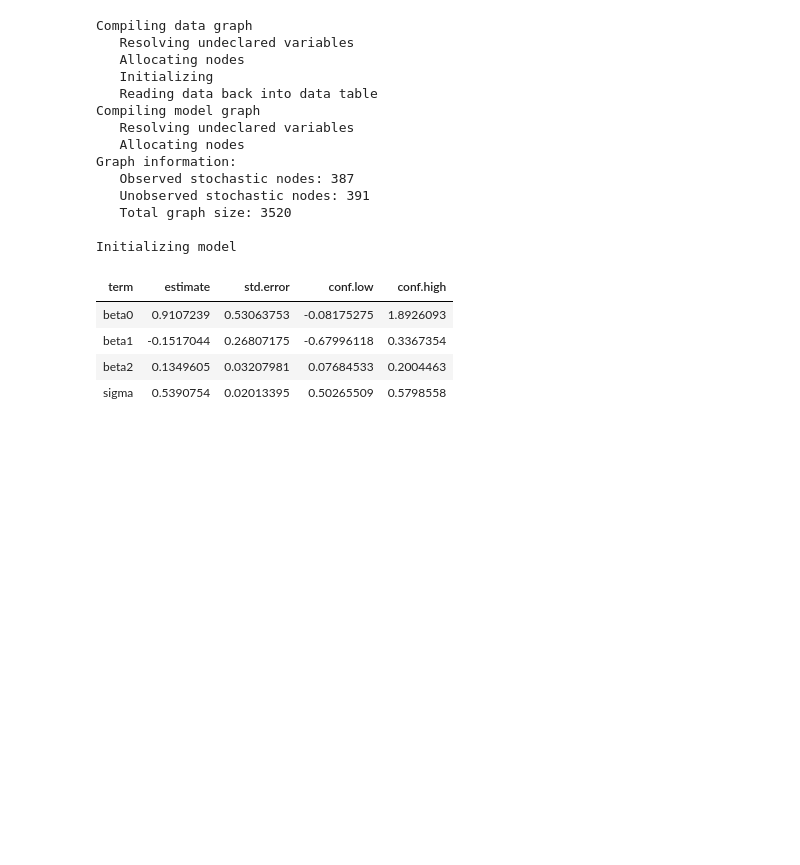
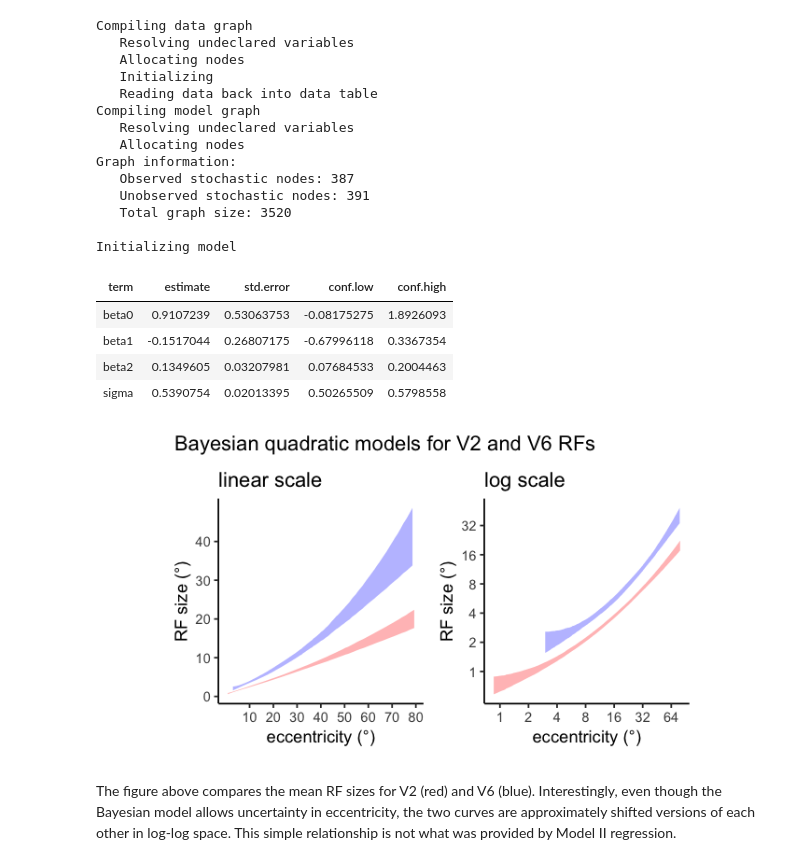
Before and after one commit to hsinhaoyu/bayesian-rf, a Jupyter notebook: bayesian_rf_analysis.ipynb, the cells around one changed output. Cells and saved outputs as stored; diff of their text form; code cells hidden in the pictures; blank space fills up the shorter version.

```diff
--- a/bayesian_rf_analysis.ipynb
+++ b/bayesian_rf_analysis.ipynb
@@ -1405,0 +1429,22 @@ tidyMCMC(as.mcmc(jags.V6.poly), conf.int = TRUE, conf.method = "HPDinterval")
+# %%
+(tmp.g.V6.bayes +
+     scale_x_continuous(
+        breaks=c(10,20,30,40,50,60,70,80)) +
+    scale_y_continuous(
+        breaks=c(0,10,20,30,40)) +
+    ggtitle("linear scale")
+) +
+(tmp.g.V6.bayes.log +
+    scale_x_continuous(
+        breaks=c(1,2,4,8,16,32,64)) +
+    scale_y_continuous(
+        breaks=c(0.5,1,2,4,8,16,32)) +
+    ggtitle("log scale")
+) +
+plot_annotation(
+    title = "Bayesian quadratic models for V2 and V6 RFs",
+)
+# %% [output]
+[figure, added]
+# %% [markdown]
+The figure above compares the mean RF sizes for V2 (red) and V6 (blue). Interestingly, even though the Bayesian model allows uncertainty in eccentricity, the two curves are approximately shifted versions of each other in log-log space. This simple relationship is not what was provided by Model II regression.
```
Also changed, not shown: parts of 16 cells of this notebook, 1 other file.
